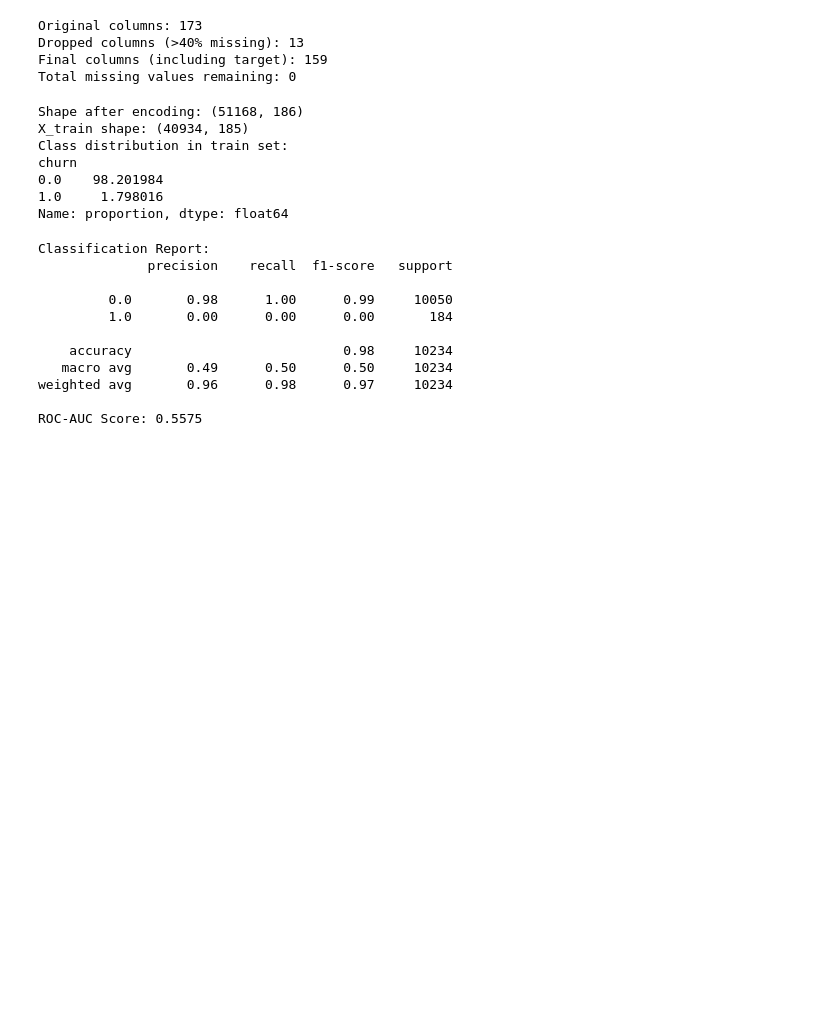
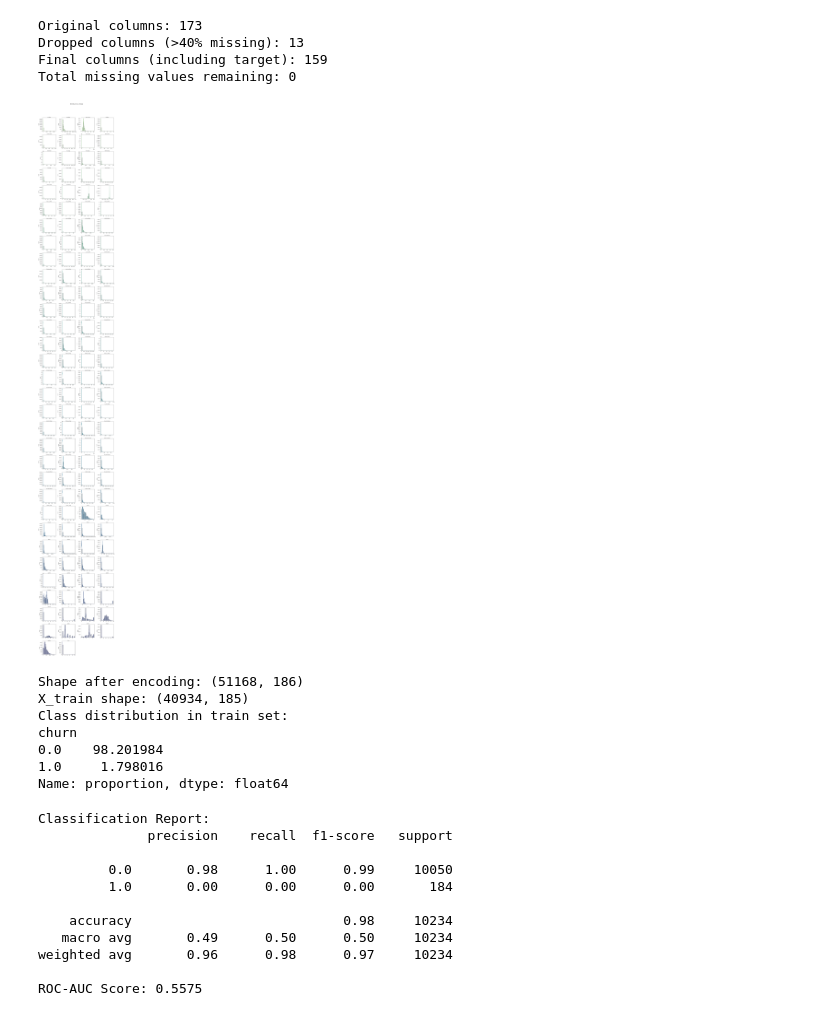
Before and after one commit to AliFazelniya/mlhub, a Jupyter notebook: machine_learning/classification/ds1/main.ipynb, the cells around one changed output. Drawn from its saved outputs; the diff is of its cells as text; code cells hidden in the pictures; blank space fills up the shorter version.

```diff
--- a/machine_learning/classification/ds1/main.ipynb
+++ b/machine_learning/classification/ds1/main.ipynb
@@ -76,6 +83,11 @@ Original columns: 173
 Dropped columns (>40% missing): 13
 Final columns (including target): 159
 Total missing values remaining: 0
+# %%
+num_cols = df_cleaned.select_dtypes(include = [np.number])
+pu.distribution_plot(num_cols, 'all')
+# %% [output]
+[figure, added]
 # %%
 cat_cols = df_cleaned.select_dtypes(exclude=[np.number]).columns
 low_cardinality_cols = [col for col in cat_cols if df_cleaned[col].nunique() < 15]
```
Also changed, not shown: parts of 2 cells of this notebook.
